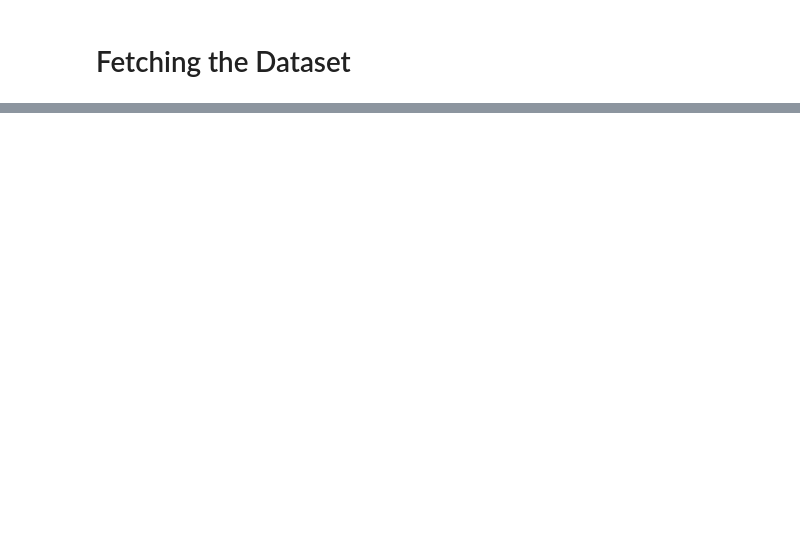
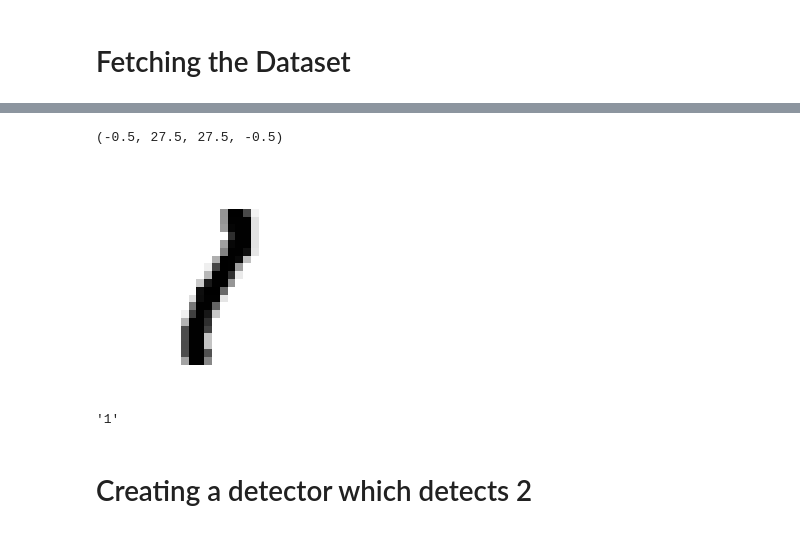
Before and after one commit to goyalpramod/MNIST_hand_written_classification, a Jupyter notebook: MNIST_classification.ipynb, the cells around one changed output, grey strips where cells are left out. Drawn from its saved outputs; the diff is of its cells as text; code cells hidden in the pictures; blank space fills up the shorter version.

```diff
--- a/MNIST_classification.ipynb
+++ b/MNIST_classification.ipynb
@@ -26,0 +49,10 @@ mnist
+# %%
+plt.imshow(some_digit_image, cmap=matplotlib.cm.binary, interpolation = "nearest")
+plt.axis("off")
+# %% [output]
+(-0.5, 27.5, 27.5, -0.5)
+[figure, added]
+# %%
+y[6900]
+# %% [output]
+'1'
@@ -26,0 +67,2 @@ mnist
+# %% [markdown]
+# Creating a detector which detects 2
```
Also changed, not shown: parts of 32 cells of this notebook.
